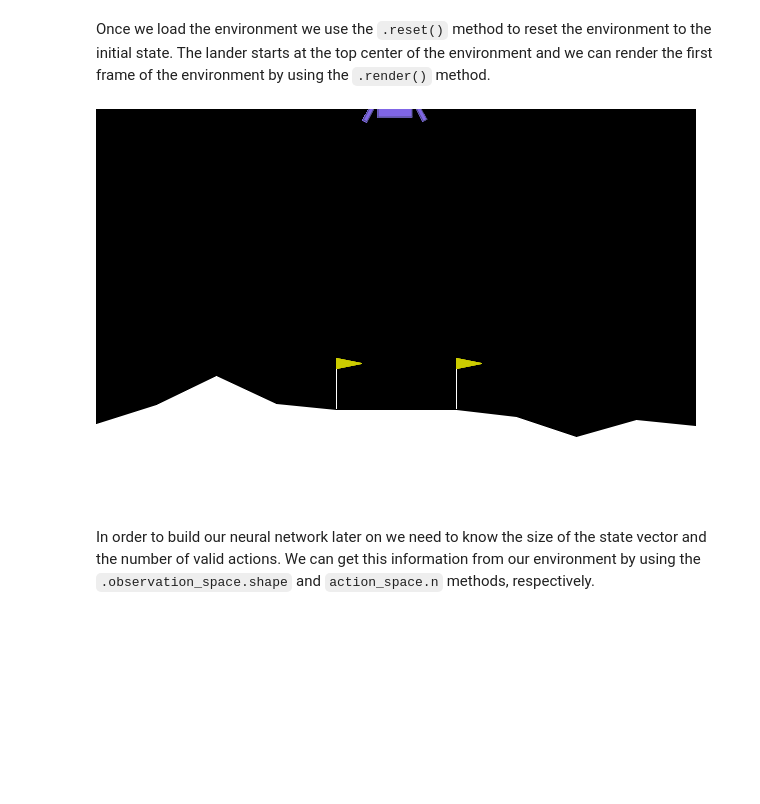
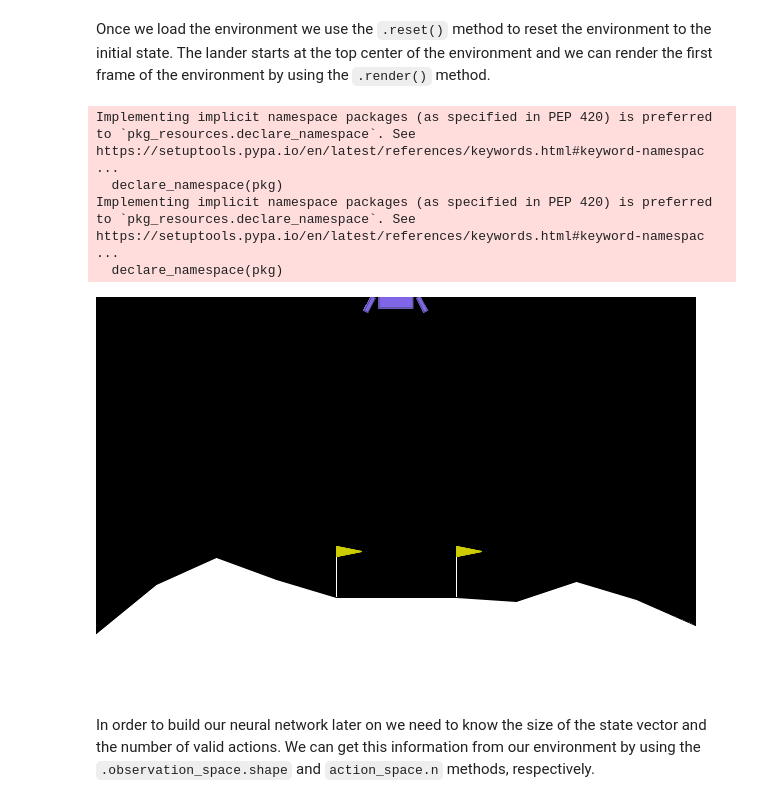
Before and after one commit to er-abhishek-luthra/AI_notebooks, a Jupyter notebook: 005_reinforcement_learning/02_lunar_lander/C3_W3_A1_Assignment.ipynb, the cells around one changed output. Drawn from its saved outputs; the diff is of its cells as text; code cells hidden in the pictures; blank space fills up the shorter version.

```diff
--- a/005_reinforcement_learning/02_lunar_lander/C3_W3_A1_Assignment.ipynb
+++ b/005_reinforcement_learning/02_lunar_lander/C3_W3_A1_Assignment.ipynb
@@ -151,14 +153,18 @@ You can check out the [Open AI Gym documentation](https://www.gymlibrary.dev/env
 
 We start by loading the `LunarLander-v2` environment from the `gym` library by using the `.make()` method. `LunarLander-v2` is the latest version of the Lunar Lander environment and you can read about its version history in the [Open AI Gym documentation](https://www.gymlibrary.dev/environments/box2d/lunar_lander/#version-history).
 # %%
-env = gym.make("LunarLander-v2", render_mode="rgb_array")
+env = gym.make('LunarLander-v2')
 # %% [markdown]
 Once we load the environment we use the `.reset()` method to reset the environment to the initial state. The lander starts at the top center of the environment and we can render the first frame of the environment by using the `.render()` method.
 # %%
 env.reset()
-PIL.Image.fromarray(env.render())
+PIL.Image.fromarray(env.render(mode='rgb_array'))
 # %% [output]
+Implementing implicit namespace packages (as specified in PEP 420) is preferred to `pkg_resources.declare_namespace`. See https://setuptools.pypa.io/en/latest/references/keywords.html#keyword-namespac ...
+  declare_namespace(pkg)
+Implementing implicit namespace packages (as specified in PEP 420) is preferred to `pkg_resources.declare_namespace`. See https://setuptools.pypa.io/en/latest/references/keywords.html#keyword-namespac ...
+  declare_namespace(pkg)
-[figure, old version]
+[figure, new version]
 # %% [markdown]
 In order to build our neural network later on we need to know the size of the state vector and the number of valid actions. We can get this information from our environment by using the `.observation_space.shape` and `action_space.n` methods, respectively.
 # %%
```
Also changed, not shown: parts of 6 cells of this notebook, 1 other file.
